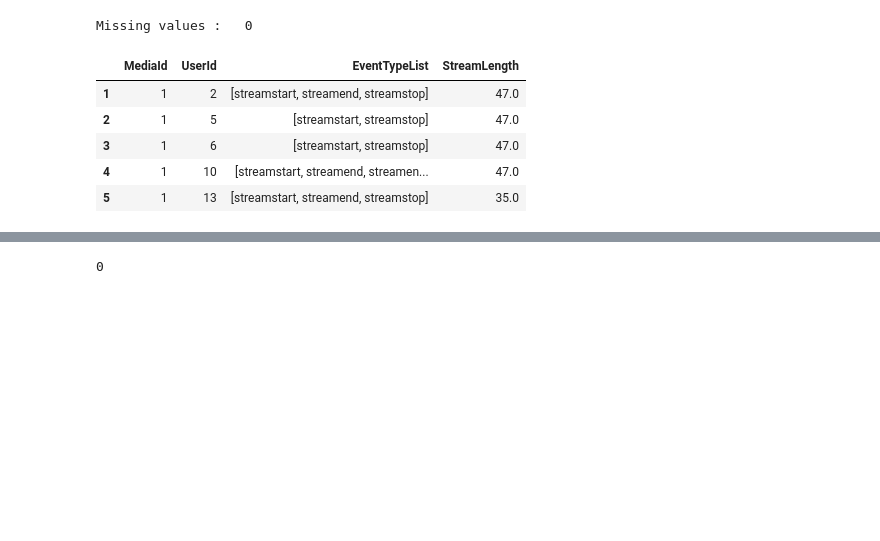
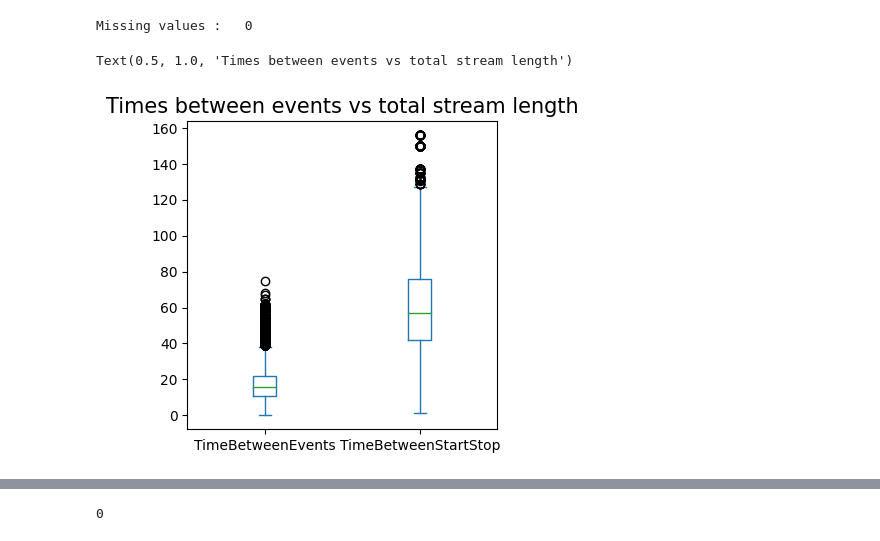
Before and after one commit to tessavdheiden/item-to-item-collaborative-filter, a Jupyter notebook: item_to_item_cf.ipynb, the cells around one changed output, grey strips where cells are left out. Cells and saved outputs as stored; diff of their text form; code cells hidden in the pictures; blank space fills up the shorter version.

```diff
--- a/item_to_item_cf.ipynb
+++ b/item_to_item_cf.ipynb
@@ -92,8 +93,27 @@ df = df[df['EventType'] != 'waypoint']
 # convert streamlength to minutes to make values interpretable.
 df_media_users_grouped = df.groupby(['MediaId', 'UserId'], as_index=False).agg(
     EventTypeList = pd.NamedAgg('EventType', lambda x: list(x)),
+    EventTimesList = pd.NamedAgg('DateTime', lambda x: list(x)),
     StreamLength = pd.NamedAgg(
         'DateTime', lambda x: (x.iloc[-1] - x.iloc[0]).total_seconds() // 60
     )
 )
+# %%
+# StreamEnd means that the end of a stream is reached.
+# However, there are waypoints between start-end, end-end, end-stop.
+# Time between events on average is ~18 min, while total length ~58 min.
+contains_start = df_media_users_grouped['EventTypeList'].apply(lambda x: 'streamstart' in x)
+contains_end = df_media_users_grouped['EventTypeList'].apply(lambda x: 'streamend' in x)
+contains_stop = df_media_users_grouped['EventTypeList'].apply(lambda x: 'streamstop' in x)
+
+# plot difference in time between events, and total length, i.e. start-stop.
+_, ax = plt.subplots(figsize=(4,4))
+df_start_end_stop = df_media_users_grouped[contains_start & contains_end & contains_stop]
+df_start_end_stop["TimeBetweenEvents"] = df_start_end_stop["EventTimesList"].apply(lambda x: np.array(x)).apply(lambda x: (x[1:] - x[:-1]).mean().total_seconds() // 60)
+df_start_end_stop["TimeBetweenStartStop"] = df_start_end_stop["EventTimesList"].apply(lambda x: np.array(x)).apply(lambda x: (x[-1] - x[0]).total_seconds() // 60)
+df_start_end_stop.plot.box(column=["TimeBetweenEvents", "TimeBetweenStartStop"], ax = ax)
+ax.set_title("Times between events vs total stream length", fontsize=FONTSIZE)
+# %% [output]
+Text(0.5, 1.0, 'Times between events vs total stream length')
+[figure, added]
 # %%
@@ -101,14 +121,5 @@ df_media_users_grouped = df.groupby(['MediaId', 'UserId'], as_index=False).agg(
 contains_start = df_media_users_grouped['EventTypeList'].apply(lambda x: 'streamstart' in x)
 contains_stop = df_media_users_grouped['EventTypeList'].apply(lambda x: 'streamstop' in x)
 df_media_users_grouped = df_media_users_grouped[contains_start & contains_stop]
-# %%
-df_media_users_grouped.head()
-# %% [output]
-|  | MediaId | UserId | EventTypeList | StreamLength |
-| 1 | 1 | 2 | [streamstart, streamend, streamstop] | 47.0 |
-| 2 | 1 | 5 | [streamstart, streamstop] | 47.0 |
-| 3 | 1 | 6 | [streamstart, streamstop] | 47.0 |
-| 4 | 1 | 10 | [streamstart, streamend, streamen... | 47.0 |
-| 5 | 1 | 13 | [streamstart, streamend, streamstop] | 35.0 |
 # %%
 # continue with the filtered group by object
```
Also changed, not shown: parts of 15 cells of this notebook.
